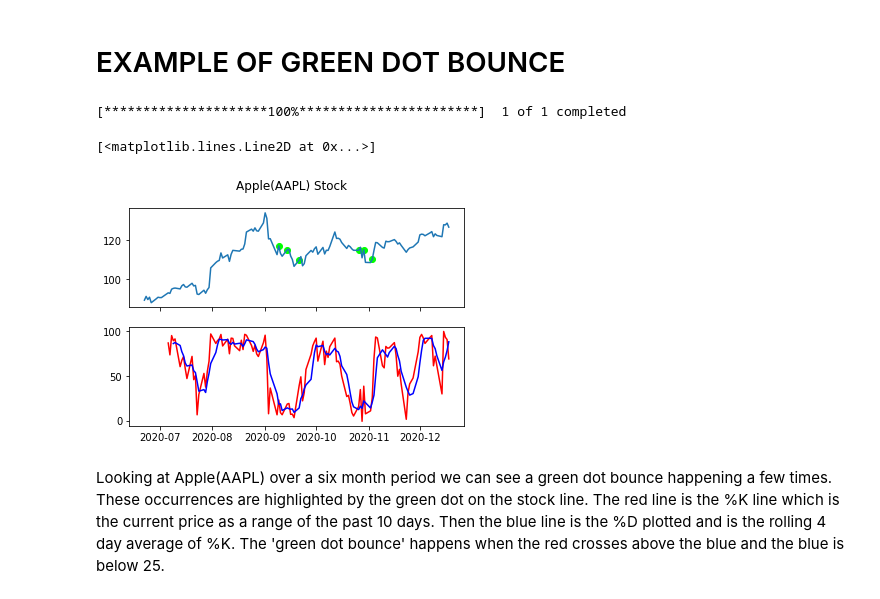
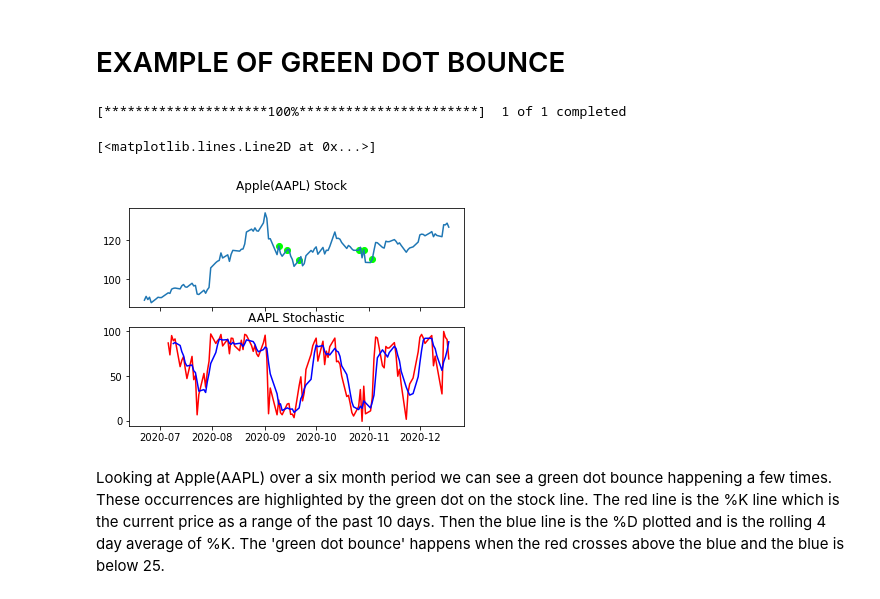
Before and after one commit to wreidv/finalTutorial, a Jupyter notebook: finalTutorialPeletskiReid.ipynb, the cells around one changed output. Drawn from its saved outputs; the diff is of its cells as text; code cells hidden in the pictures.

```diff
--- a/finalTutorialPeletskiReid.ipynb
+++ b/finalTutorialPeletskiReid.ipynb
@@ -35,31 +35,32 @@ yf.pdr_override()
 # %%
 now = dt.datetime.now()
 start = dt.datetime(now.year, now.month-6, now.day)
 df = pdr.get_data_yahoo('AAPL', start, now) # Use Apple for example
 
 # Calculate the rolling high and low of past 10 days
 df['L10'] = df['Low'].rolling(window=10).min()
 df['H10'] = df['High'].rolling(window=10).max()
 
 # Calculate %K and %D (part of stochastic measure)
 df['%K'] = 100*((df['Adj Close'] - df['L10']) / (df['H10'] - df['L10']))
 df['%D'] = df['%K'].rolling(window=4).mean()
 
 # Calculate boolean value of green dot bounce
 df['GDBool'] = ((df['%K'] > df['%D']) & (df['%K'].shift(1) < df['%D'].shift(1))) & (df['%D'] < 25)
 # Put the price of stock if green dot bounce happens
 df.loc[df['GDBool'], 'GDB'] = df['Adj Close']
 
 fig, axs = plt.subplots(2, sharex=True)
 fig.suptitle('Apple(AAPL) Stock')
 axs[0].plot(df.index, df['Adj Close']) # Plot price of the stock
 axs[0].scatter(df.index, df['GDB'], color='lime') # Plot the green dot bounce
+axs[1].set_title('AAPL Stochastic')
 axs[1].plot(df.index, df['%K'], color='red') # The %K line
 axs[1].plot(df.index, df['%D'], color='blue') # The %D line (rolling avg of %K)
 # %% [output]
 [*********************100%***********************]  1 of 1 completed
 [<matplotlib.lines.Line2D at 0x...>]
-[figure, old version]
+[figure, new version]
 # %% [markdown]
 Looking at Apple(AAPL) over a six month period we can see a green dot bounce happening a few times. These occurrences are highlighted by the green dot on the stock line. The red line is the %K line which is the current price as a range of the past 10 days. Then the blue line is the %D plotted and is the rolling 4 day average of %K. The 'green dot bounce' happens when the red crosses above the blue and the blue is below 25.
 # %% [markdown]
```
Also changed, not shown: parts of 4 cells of this notebook.
